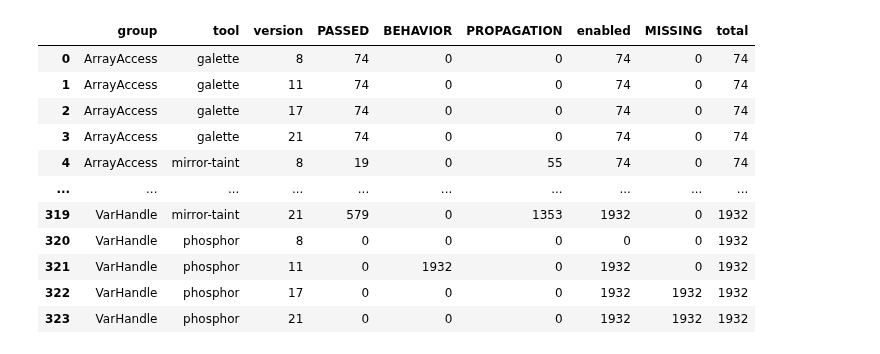
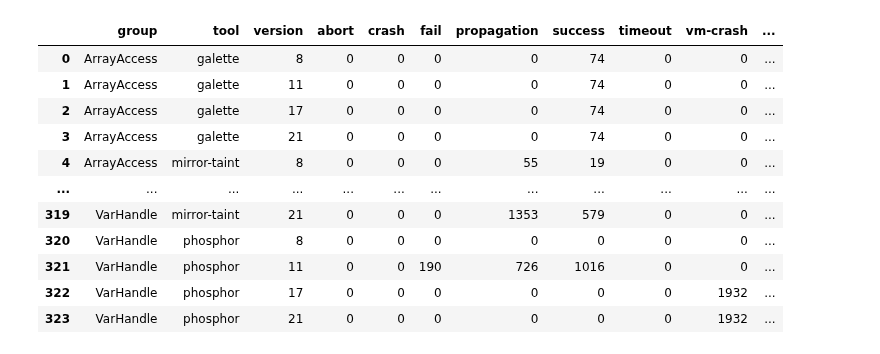
Before and after one commit to neu-se/galette, a Jupyter notebook: scripts/semantic.ipynb, the cells around one changed output. Cells and saved outputs as stored; diff of their text form; code cells hidden in the pictures.

```diff
--- a/scripts/semantic.ipynb
+++ b/scripts/semantic.ipynb
@@ -143,0 +165,4 @@ Creating semantic experiment CSV.
+# %%
+executed = compute_executions_counts(data)
+check_execution_counts(executed)
+executed
@@ -144,65 +183,52 @@ Creating semantic experiment CSV.
 # %%
-def create_count_table(data):
-    # Convert test class names into benchmark groups
-    data['group'] = data['class'].apply(get_semantic_group)
-    # Remove disabled tests
-    data = data[data['status'] != 'disabled']
-    # Convert raw data into result category
-    data['category'] = data[['fp', 'fn', 'status']] \
-        .apply(lambda x: classify(*x), axis=1)
-    data['category'] = pd.Categorical(data['category'], categories=list(data['category'].unique()))
+def create_count_table(data, executed):
+    # Compute statuses
+    data['status'] = data[['fp', 'fn', 'status']] \
+        .apply(lambda x: compute_status(*x), axis=1)
     by = ['group', 'tool', 'version', 'vendor']
-    # Count the number of entries in each category for each group for each tool on each JDK
-    # Pivot along the categories to convert put the categories in columns
-    counts = data.groupby(by)['category'] \
+    # Count the number of entries in each status for each group for each tool on each JDK
+    counts = data.groupby(by)['status'] \
         .value_counts() \
-        .reset_index() \
-        .pivot(columns='category', index=by, values='count') \
+        .reset_index()
+    # Fill in zeros for missing combinations
+    # Pivot along the statuses to put the statues in columns
+    categories = [data[c].unique() for c in by] + [STATUSES]
+    counts = complete_cartesian_index(counts, by + ['status'], categories=categories) \
+        .pivot(columns='status', index=by, values='count') \
         .fillna(0) \
         .astype('int64') \
         .reset_index()
-    # Compute the total number test executed in each group for each tool on each JDK
-    counts['executed'] = counts['BEHAVIOR'] + counts['PASSED'] + counts['PROPAGATION']
-    # Confirm that the total number test executed in each group for each tool on each JDK is consistent
-    assert_consistent_execution_counts(counts)
-    # Confirm that there are no results for each group on JDKs lower than its minimum version
-    assert_minimum_versions_satisfied(counts)
-    # Compute the total number of enabled tests per group per version
-    enabled = counts.groupby(['group', 'version'])['executed'] \
-        .max() \
-        .rename('enabled') \
-        .reset_index()
-    # Added totals to table
-    counts = counts.merge(enabled, on=['group', 'version'], how='left')
-    # Compute the number of tests that were not run
-    counts['MISSING'] = counts['enabled'] - counts['executed']
     # Compute the total number of tests per group
-    totals = counts.groupby(['group'])['enabled'] \
+    totals = executed.groupby(['group'])['executed'] \
         .max() \
         .rename('total') \
-        .reset_index()
-    return counts.drop(columns=['executed']) \
-        .merge(totals, on=['group'], how='left')
+        .reset_index() \
+        .drop_duplicates()
+    # Add totals to the table
+    counts = counts.merge(totals, on=['group'], how='left')
+    executed = executed[['group', 'version', 'executed']].drop_duplicates()
+    # Added executed and totals to table
+    return counts.merge(executed, on=['group', 'version'], how='left')
 
 
-counts = create_count_table(data)
+counts = create_count_table(data, executed)
 # Confirm that each tool performed the same on each JDK version for all vendors
 assert_vendor_matches(counts)
 # Since the results for different vendors are identical, select a single vendor
 counts = select(counts, vendor='temurin') \
     .drop(columns='vendor') \
     .reset_index(drop=True)
 counts
 # %% [output]
-|  | group | tool | version | PASSED | BEHAVIOR | PROPAGATION | enabled | MISSING | total |
-| 0 | ArrayAccess | galette | 8 | 74 | 0 | 0 | 74 | 0 | 74 |
-| 1 | ArrayAccess | galette | 11 | 74 | 0 | 0 | 74 | 0 | 74 |
-| 2 | ArrayAccess | galette | 17 | 74 | 0 | 0 | 74 | 0 | 74 |
-| 3 | ArrayAccess | galette | 21 | 74 | 0 | 0 | 74 | 0 | 74 |
-| 4 | ArrayAccess | mirror-taint | 8 | 19 | 0 | 55 | 74 | 0 | 74 |
-| ... | ... | ... | ... | ... | ... | ... | ... | ... | ... |
-| 319 | VarHandle | mirror-taint | 21 | 579 | 0 | 1353 | 1932 | 0 | 1932 |
-| 320 | VarHandle | phosphor | 8 | 0 | 0 | 0 | 0 | 0 | 1932 |
-| 321 | VarHandle | phosphor | 11 | 0 | 1932 | 0 | 1932 | 0 | 1932 |
-| 322 | VarHandle | phosphor | 17 | 0 | 0 | 0 | 1932 | 1932 | 1932 |
-| 323 | VarHandle | phosphor | 21 | 0 | 0 | 0 | 1932 | 1932 | 1932 |
+|  | group | tool | version | abort | crash | fail | propagation | success | timeout | vm-crash | ... |
+| 0 | ArrayAccess | galette | 8 | 0 | 0 | 0 | 0 | 74 | 0 | 0 | ... |
+| 1 | ArrayAccess | galette | 11 | 0 | 0 | 0 | 0 | 74 | 0 | 0 | ... |
+| 2 | ArrayAccess | galette | 17 | 0 | 0 | 0 | 0 | 74 | 0 | 0 | ... |
+| 3 | ArrayAccess | galette | 21 | 0 | 0 | 0 | 0 | 74 | 0 | 0 | ... |
+| 4 | ArrayAccess | mirror-taint | 8 | 0 | 0 | 0 | 55 | 19 | 0 | 0 | ... |
+| ... | ... | ... | ... | ... | ... | ... | ... | ... | ... | ... | ... |
+| 319 | VarHandle | mirror-taint | 21 | 0 | 0 | 0 | 1353 | 579 | 0 | 0 | ... |
+| 320 | VarHandle | phosphor | 8 | 0 | 0 | 0 | 0 | 0 | 0 | 0 | ... |
+| 321 | VarHandle | phosphor | 11 | 0 | 0 | 190 | 726 | 1016 | 0 | 0 | ... |
+| 322 | VarHandle | phosphor | 17 | 0 | 0 | 0 | 0 | 0 | 0 | 1932 | ... |
+| 323 | VarHandle | phosphor | 21 | 0 | 0 | 0 | 0 | 0 | 0 | 1932 | ... |
```
Also changed, not shown: parts of 8 cells of this notebook, 5 other files.
